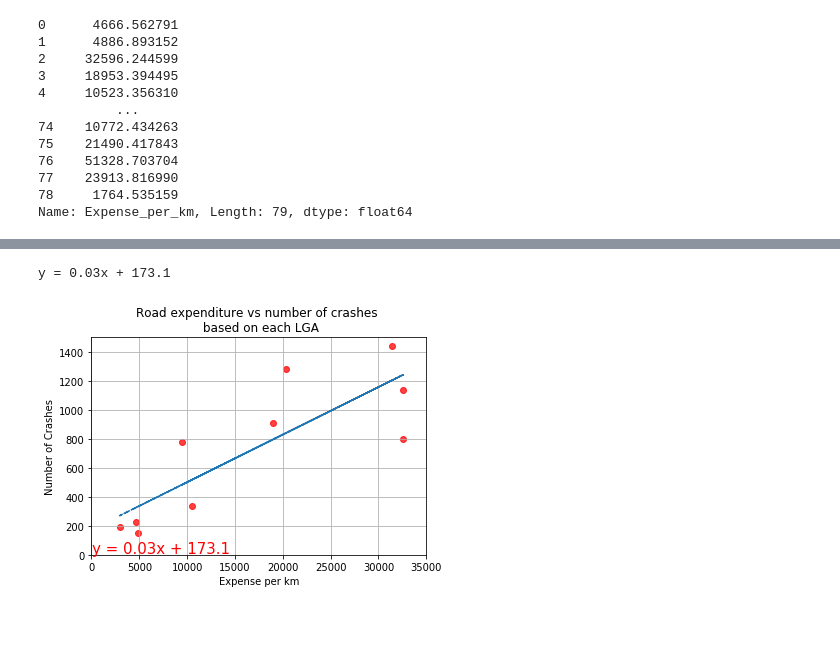
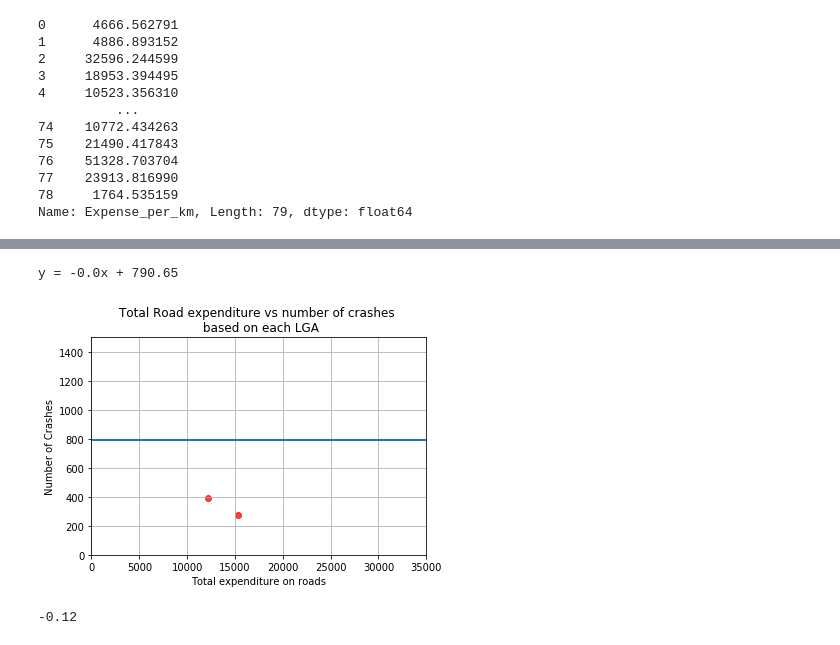
Before and after one commit to Jamie-GiHu/Turqoise-Bears-Project-Repo, a Jupyter notebook: Vic_Crash_analysis.ipynb, the cells around one changed output, grey strips where cells are left out. Cells and saved outputs as stored; diff of their text form; code cells hidden in the pictures.

```diff
--- a/Vic_Crash_analysis.ipynb
+++ b/Vic_Crash_analysis.ipynb
@@ -240,0 +250,2 @@ lga_stats.shape
+# %%
+lga_stats = lga_stats.replace([np.inf, -np.inf], np.nan).dropna(subset=["Expense_per_km", "OBJECTID", "Total-expenditure", "Total_roadlength"])
@@ -267,0 +323,8 @@ Name: Expense_per_km, dtype: float64
+# %%
+x_values2 = lga_stats["Total-expenditure"]
+y_values2 = lga_stats["OBJECTID"]
+# %%
+(slope, intercept, rvalue, pvalue, stderr) = linregress(x_values2, y_values2)
+print("slope", slope)
+print("intercept", intercept)
+print(x_values2 * slope + intercept)
@@ -268,20 +346,24 @@ Name: Expense_per_km, dtype: float64
 # %%
-regress_values = x_values * slope + intercept
+regress_values = x_values2 * slope + intercept
 line_eq = "y = " + str(round(slope,2)) + "x + " + str(round(intercept,2))
 print(line_eq)
 # %% [output]
-y = 0.03x + 173.1
+y = -0.0x + 790.65
 # %%
-plt.scatter(x_values,y_values, facecolors = "red", alpha = 0.75)
-plt.plot(x_values,regress_values,"--")
+plt.scatter(x_values2,y_values2, facecolors = "red", alpha = 0.75)
+plt.plot(x_values2, regress_values,"--")
 
-plt.annotate(line_eq,(6,10),fontsize=15,color="red")
-plt.xlabel('Expense per km')
+#plt.annotate(line_eq,(6,10),fontsize=15,color="red")
+plt.xlabel('Total expenditure on roads')
 plt.ylabel('Number of Crashes')
-plt.title("Road expenditure vs number of crashes \n based on each LGA")
+plt.title("Total Road expenditure vs number of crashes \n based on each LGA")
 plt.xlim(0,35000)
 plt.ylim(0,1500)
 plt.grid()
 plt.show()
 # %% [output]
-[figure, old version]
+[figure, new version]
+# %%
+round(st.pearsonr(lga_stats["Total_roadlength"],lga_stats["OBJECTID"])[0],2)
+# %% [output]
+-0.12
```
Also changed, not shown: parts of 16 cells of this notebook.
